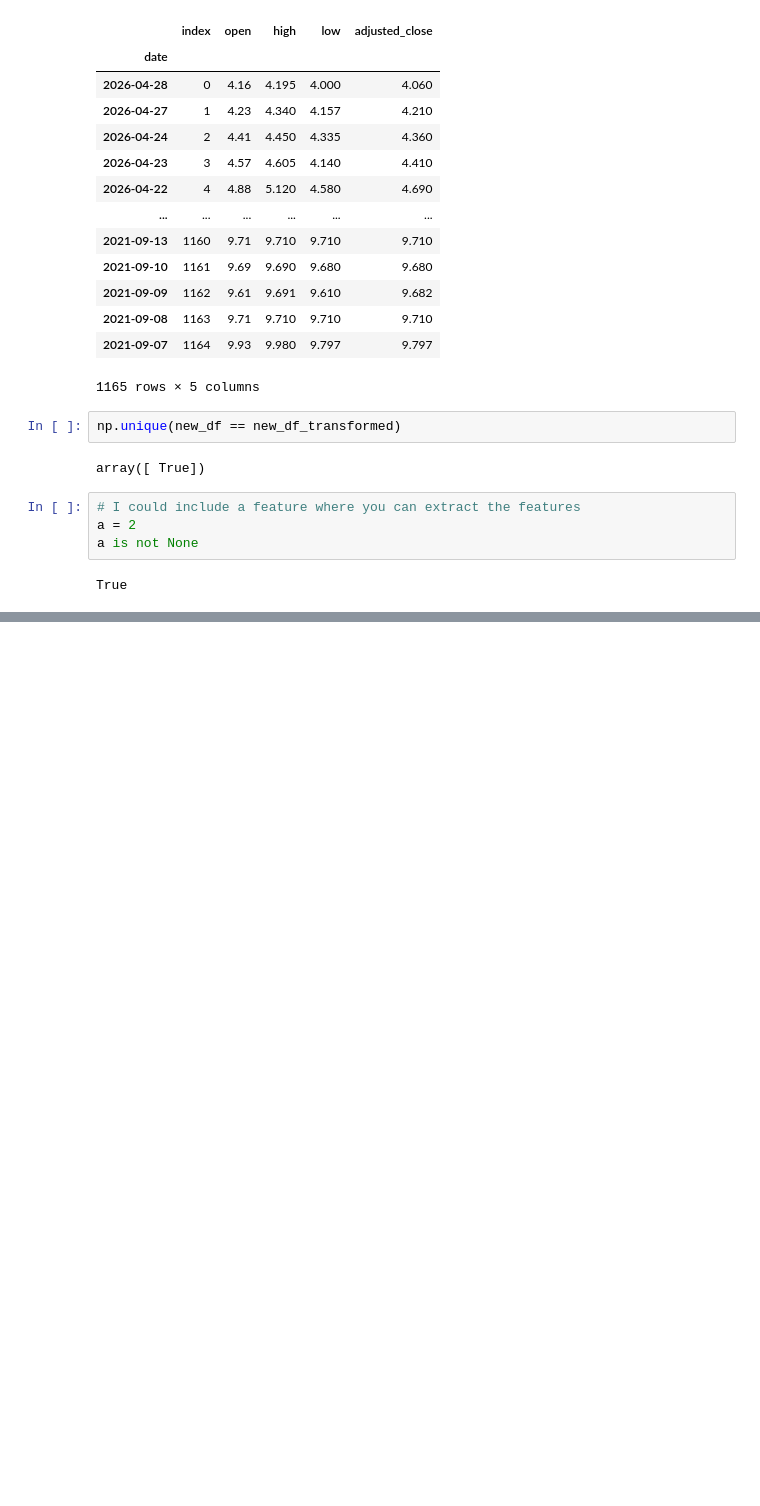
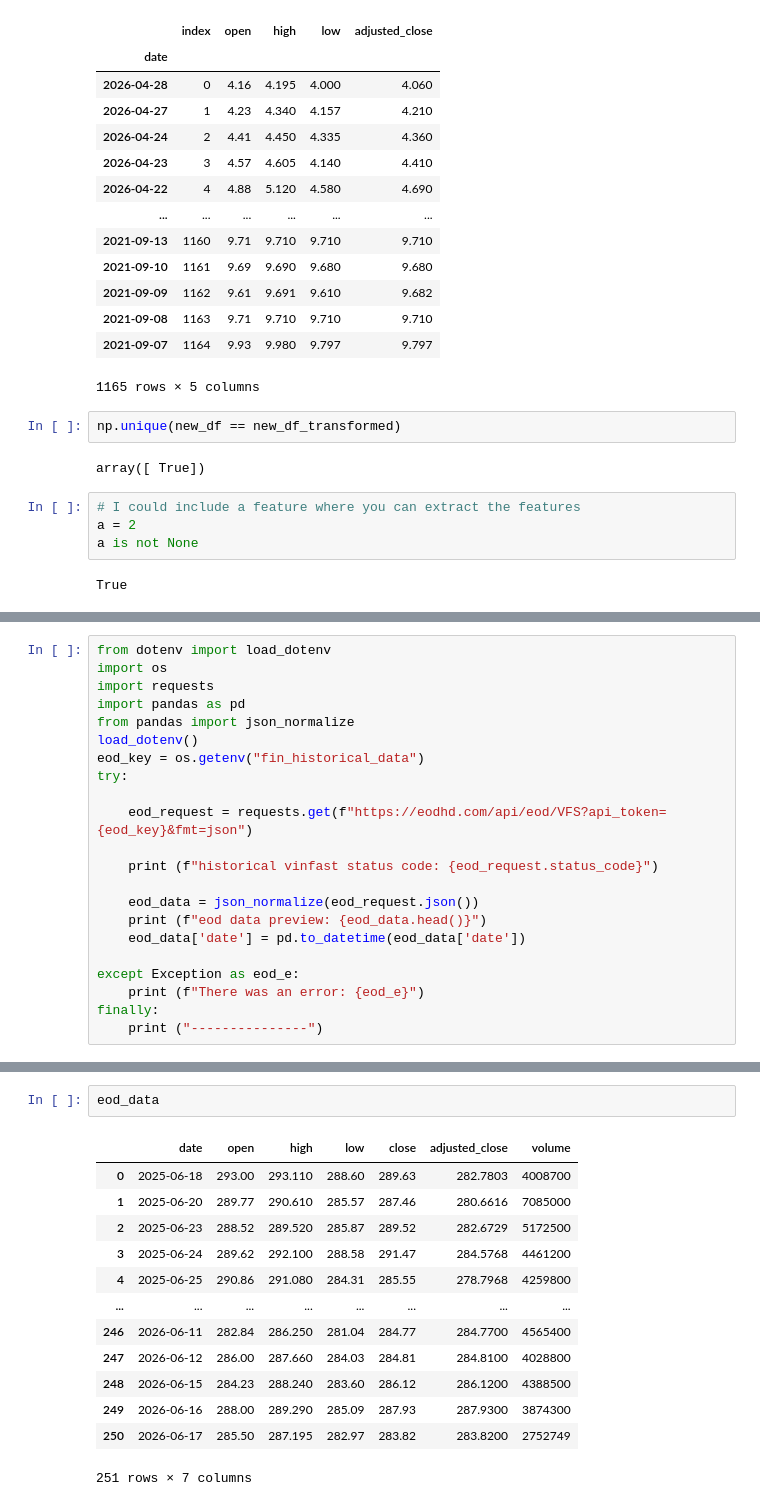
Before and after one commit to Thomas-Nguyen12/NewsApplication, a Jupyter notebook: notebooks/test_vinfast_forecaster.ipynb, the cells around one changed output, grey strips where cells are left out. Saved outputs shown, nothing was run; the diff lists cells and outputs as text; blank space fills up the shorter version.

```diff
--- a/notebooks/test_vinfast_forecaster.ipynb
+++ b/notebooks/test_vinfast_forecaster.ipynb
@@ -252,0 +302,22 @@ True
+# %%
+from dotenv import load_dotenv
+import os
+import requests
+import pandas as pd
+from pandas import json_normalize
+load_dotenv()
+eod_key = os.getenv("fin_historical_data")
+try:
+
+    eod_request = requests.get(f"https://eodhd.com/api/eod/VFS?api_token={eod_key}&fmt=json")
+
+    print (f"historical vinfast status code: {eod_request.status_code}")
+
+    eod_data = json_normalize(eod_request.json())
+    print (f"eod data preview: {eod_data.head()}")
+    eod_data['date'] = pd.to_datetime(eod_data['date'])
+
+except Exception as eod_e:
+    print (f"There was an error: {eod_e}")
+finally:
+    print ("---------------")
@@ -252,0 +333,16 @@ True
+# %%
+eod_data
+# %% [output]
+|  | date | open | high | low | close | adjusted_close | volume |
+| 0 | 2025-06-18 | 293.00 | 293.110 | 288.60 | 289.63 | 282.7803 | 4008700 |
+| 1 | 2025-06-20 | 289.77 | 290.610 | 285.57 | 287.46 | 280.6616 | 7085000 |
+| 2 | 2025-06-23 | 288.52 | 289.520 | 285.87 | 289.52 | 282.6729 | 5172500 |
+| 3 | 2025-06-24 | 289.62 | 292.100 | 288.58 | 291.47 | 284.5768 | 4461200 |
+| 4 | 2025-06-25 | 290.86 | 291.080 | 284.31 | 285.55 | 278.7968 | 4259800 |
+| ... | ... | ... | ... | ... | ... | ... | ... |
+| 246 | 2026-06-11 | 282.84 | 286.250 | 281.04 | 284.77 | 284.7700 | 4565400 |
+| 247 | 2026-06-12 | 286.00 | 287.660 | 284.03 | 284.81 | 284.8100 | 4028800 |
+| 248 | 2026-06-15 | 284.23 | 288.240 | 283.60 | 286.12 | 286.1200 | 4388500 |
+| 249 | 2026-06-16 | 288.00 | 289.290 | 285.09 | 287.93 | 287.9300 | 3874300 |
+| 250 | 2026-06-17 | 285.50 | 287.195 | 282.97 | 283.82 | 283.8200 | 2752749 |
+251 rows × 7 columns
```
Also changed, not shown: parts of 14 cells of this notebook, 5 other files.
